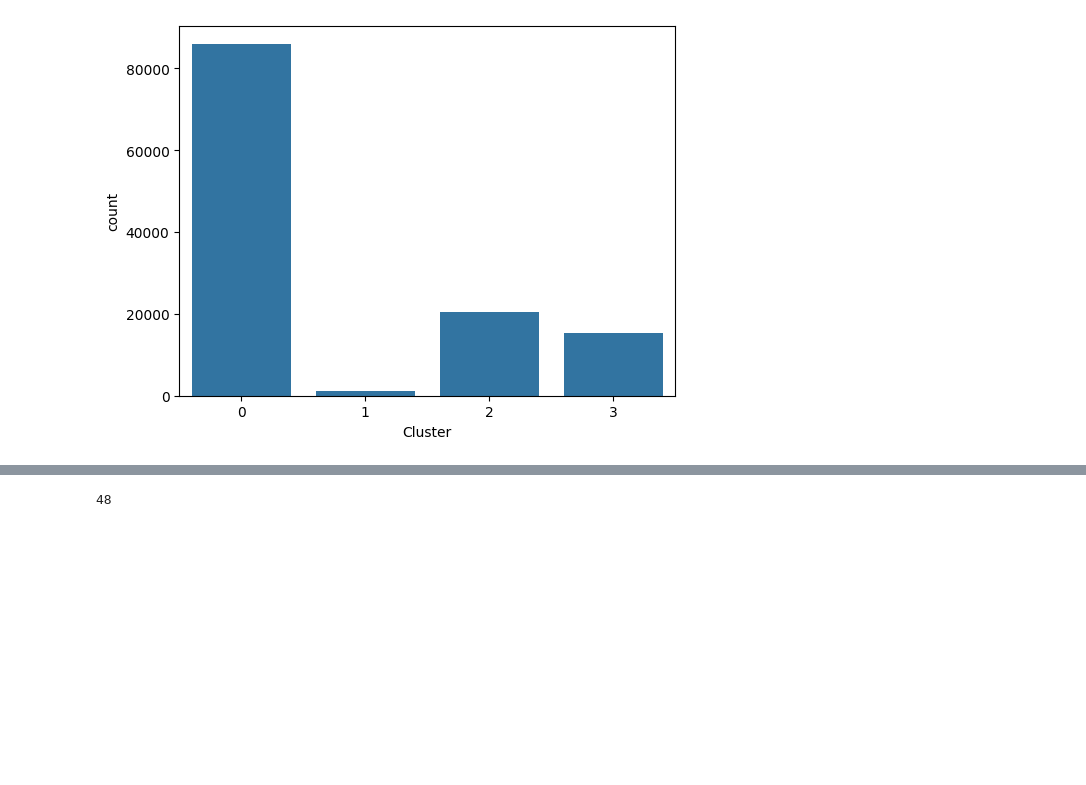
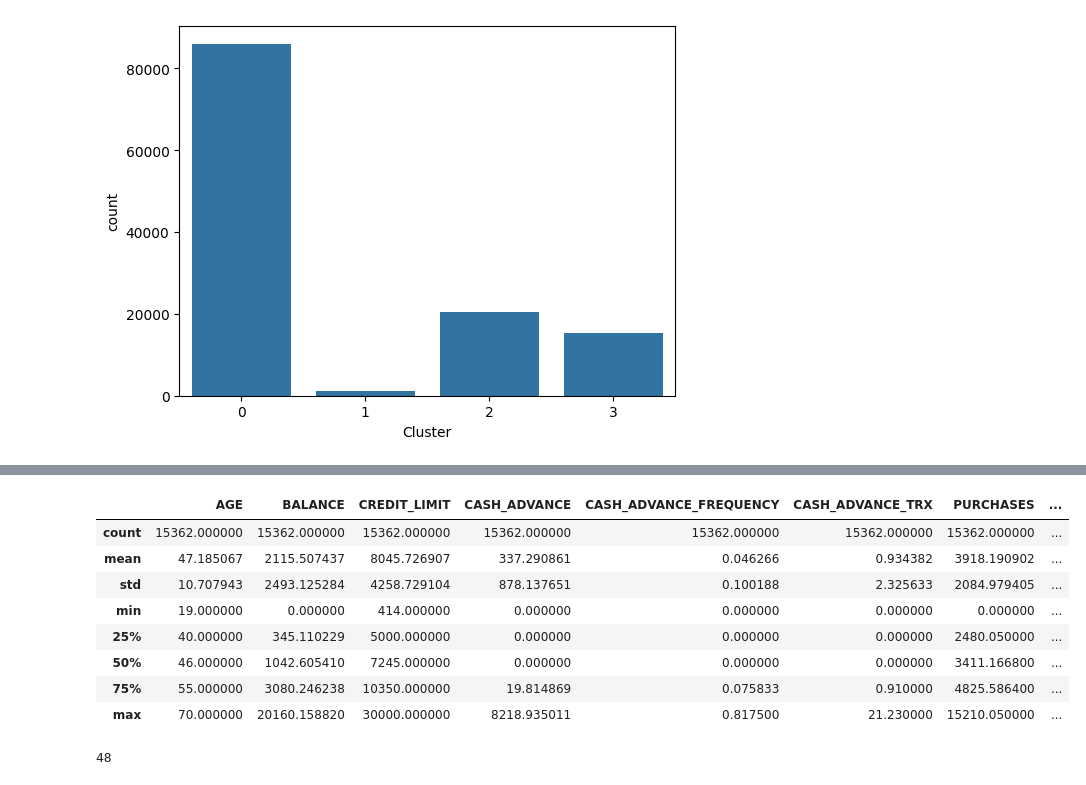
Before and after one commit to mhs10031990/INS_CUST_SEGMT_Repo, a Jupyter notebook: CUST_SEGMT_Model_Building.ipynb, the cells around one changed output, grey strips where cells are left out. Cells and saved outputs as stored; diff of their text form; code cells hidden in the pictures; blank space fills up the shorter version.

```diff
--- a/CUST_SEGMT_Model_Building.ipynb
+++ b/CUST_SEGMT_Model_Building.ipynb
@@ -313,3 +323,15 @@ cluster_1_df.describe(include=['int8','int32','float64'])
+# %%
+cluster_4_df.describe(include=['int8','int32','float64'])
+# %% [output]
+|  | AGE | BALANCE | CREDIT_LIMIT | CASH_ADVANCE | CASH_ADVANCE_FREQUENCY | CASH_ADVANCE_TRX | PURCHASES | ... |
+| count | 15362.000000 | 15362.000000 | 15362.000000 | 15362.000000 | 15362.000000 | 15362.000000 | 15362.000000 | ... |
+| mean | 47.185067 | 2115.507437 | 8045.726907 | 337.290861 | 0.046266 | 0.934382 | 3918.190902 | ... |
+| std | 10.707943 | 2493.125284 | 4258.729104 | 878.137651 | 0.100188 | 2.325633 | 2084.979405 | ... |
+| min | 19.000000 | 0.000000 | 414.000000 | 0.000000 | 0.000000 | 0.000000 | 0.000000 | ... |
+| 25% | 40.000000 | 345.110229 | 5000.000000 | 0.000000 | 0.000000 | 0.000000 | 2480.050000 | ... |
+| 50% | 46.000000 | 1042.605410 | 7245.000000 | 0.000000 | 0.000000 | 0.000000 | 3411.166800 | ... |
+| 75% | 55.000000 | 3080.246238 | 10350.000000 | 19.814869 | 0.075833 | 0.910000 | 4825.586400 | ... |
+| max | 70.000000 | 20160.158820 | 30000.000000 | 8218.935011 | 0.817500 | 21.230000 | 15210.050000 | ... |
 # %%
 cluster_df.to_csv("/data/Output/kmeans_clustered_customer_Data.csv")
 # %%
```
Also changed, not shown: parts of 8 cells of this notebook.
